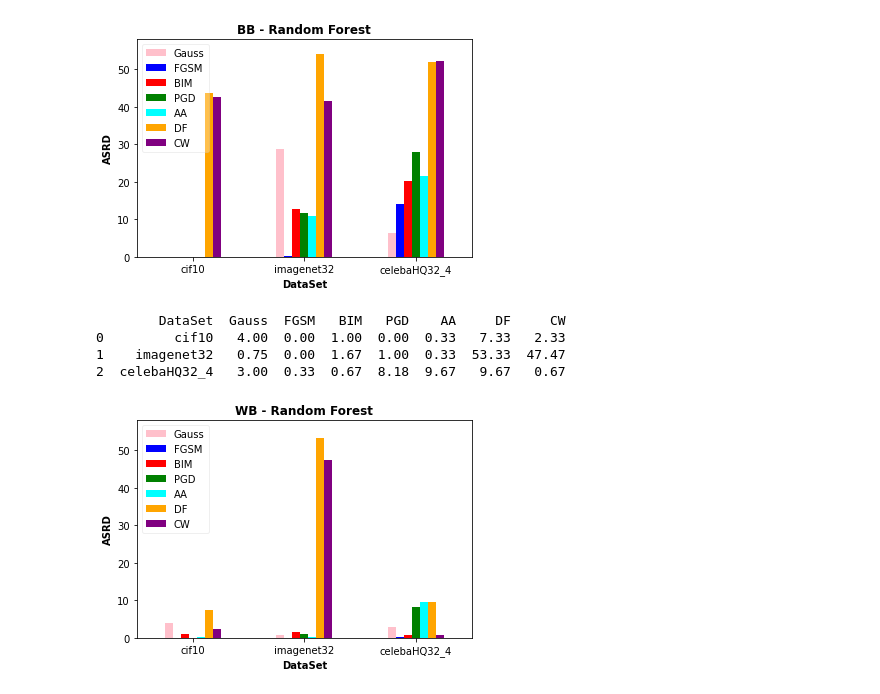
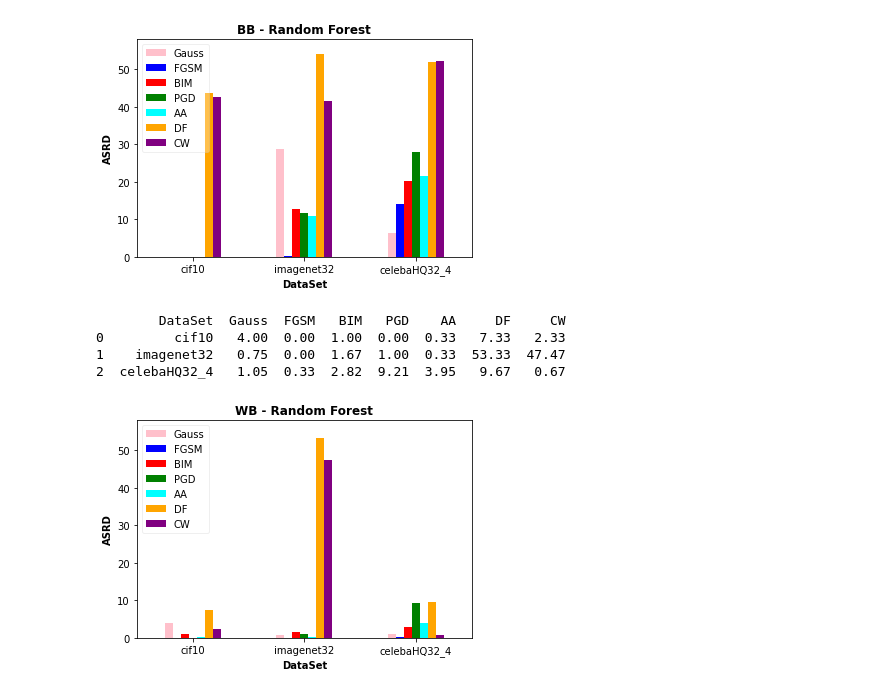
Before and after one commit to adverML/SpectralDefense, a Jupyter notebook: src/analysis/barplots/barplots.ipynb, the cells around one changed output. Cells and saved outputs as stored; diff of their text form; code cells hidden in the pictures.

```diff
--- a/src/analysis/barplots/barplots.ipynb
+++ b/src/analysis/barplots/barplots.ipynb
@@ -47,7 +47,9 @@ import matplotlib.pyplot as plt
 import pandas as pd
 
 # create data
-df = pd.DataFrame([['cif10', 4, 0, 1, 0, 0.33, 7.33, 2.33], ['imagenet32', 0.75, 0, 1.67, 1, 0.33, 53.33, 47.47], ['celebaHQ32_4', 3, 0.33, 0.67, 8.18, 9.67, 9.67, 0.67]],
+df = pd.DataFrame([['cif10',        4,    0, 1,    0, 0.33, 7.33, 2.33],
+                   ['imagenet32',   0.75, 0, 1.67, 1, 0.33, 53.33, 47.47],
+                   ['celebaHQ32_4', 1.05, 0.33, 2.82, 9.21, 3.95, 9.67, 0.67]],
                   columns=['DataSet', "Gauss", "FGSM", "BIM", "PGD","AA", "DF", "CW"])
 
 
@@ -56,32 +58,32 @@ color = ["pink", 'blue', 'red','green','cyan','orange', 'purple']
 # view data
 print(df)
 
 # plot grouped bar chart
 ax = df.plot(
         x='DataSet',
         xlabel="DataSet",
         rot=0,
 #         fontsize=20,
         color=color,
         kind='bar',
         stacked=False,
         title="WB - Random Forest",
         ylabel='ASRD',
         ylim=[0,58.0]
         )
 
 ax.set_title("WB - Random Forest", fontweight='bold')
 ax.set_ylabel("ASRD", fontweight='bold')
 ax.set_xlabel("DataSet", fontweight='bold')
 
 plt.legend(loc='upper left', framealpha=0.3)
 
 
 # plt.savefig("bar_wb.png", bbox_inches='tight')
 plt.savefig("bar_wb.png")
 # %% [output]
         DataSet  Gauss  FGSM   BIM   PGD    AA     DF     CW
 0         cif10   4.00  0.00  1.00  0.00  0.33   7.33   2.33
 1    imagenet32   0.75  0.00  1.67  1.00  0.33  53.33  47.47
-2  celebaHQ32_4   3.00  0.33  0.67  8.18  9.67   9.67   0.67
+2  celebaHQ32_4   1.05  0.33  2.82  9.21  3.95   9.67   0.67
-[figure, old version]
+[figure, new version]
```
Also changed, not shown: 18 other files.
